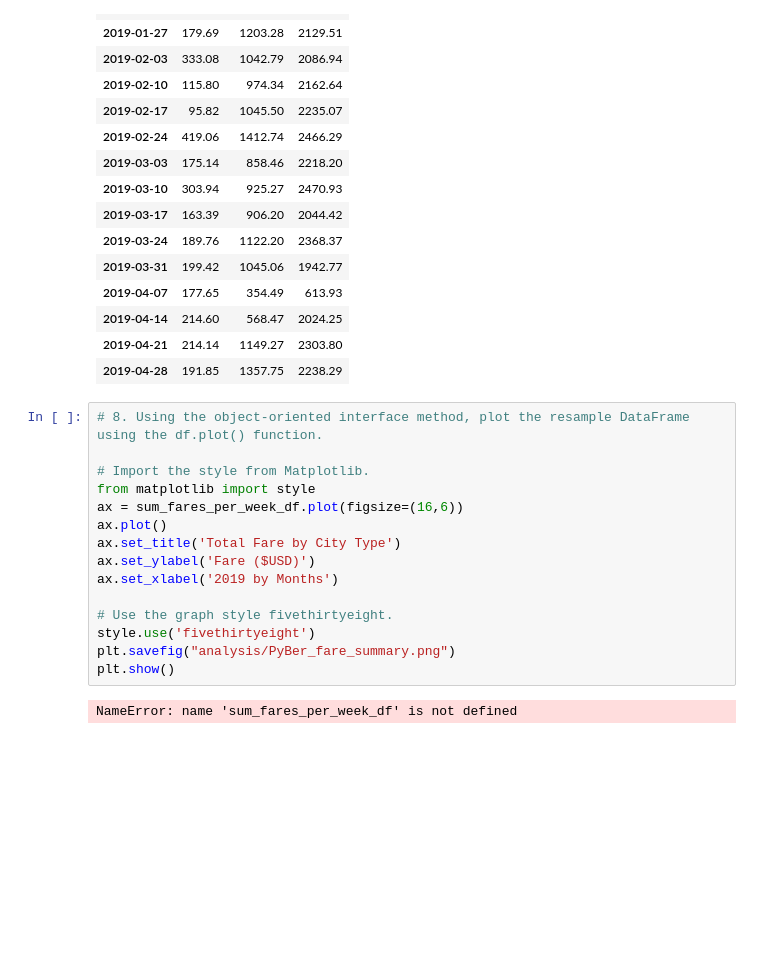
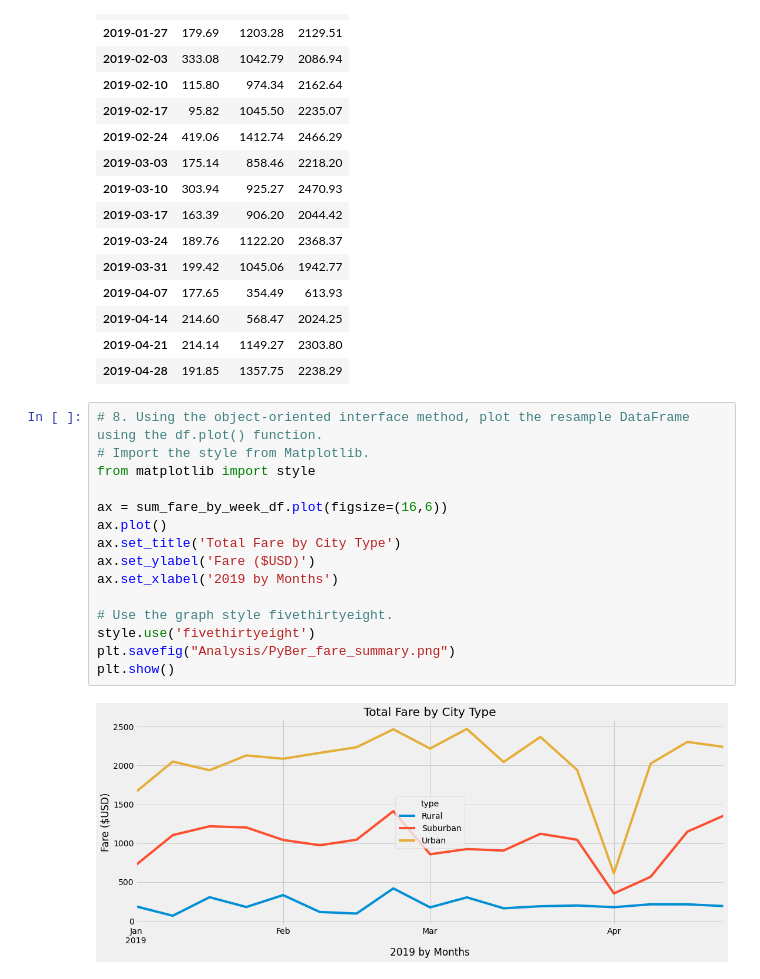
Before and after one commit to Normanfamdamly/PyBer_Analysis, a Jupyter notebook: PyBer_Challenge.ipynb, the cells around one changed output. Drawn from its saved outputs; the diff is of its cells as text; blank space fills up the shorter version.

```diff
--- a/PyBer_Challenge.ipynb
+++ b/PyBer_Challenge.ipynb
@@ -267,18 +267,18 @@ sum_fare_by_week_df
 | 2019-04-28 | 191.85 | 1357.75 | 2238.29 |
 # %%
 # 8. Using the object-oriented interface method, plot the resample DataFrame using the df.plot() function.
-
 # Import the style from Matplotlib.
 from matplotlib import style
-ax = sum_fares_per_week_df.plot(figsize=(16,6))
+
+ax = sum_fare_by_week_df.plot(figsize=(16,6))
 ax.plot()
 ax.set_title('Total Fare by City Type')
 ax.set_ylabel('Fare ($USD)')
 ax.set_xlabel('2019 by Months')
 
 # Use the graph style fivethirtyeight.
 style.use('fivethirtyeight')
-plt.savefig("analysis/PyBer_fare_summary.png")
+plt.savefig("Analysis/PyBer_fare_summary.png")
 plt.show()
 # %% [output]
-NameError: name 'sum_fares_per_week_df' is not defined
+[figure, added]
```
